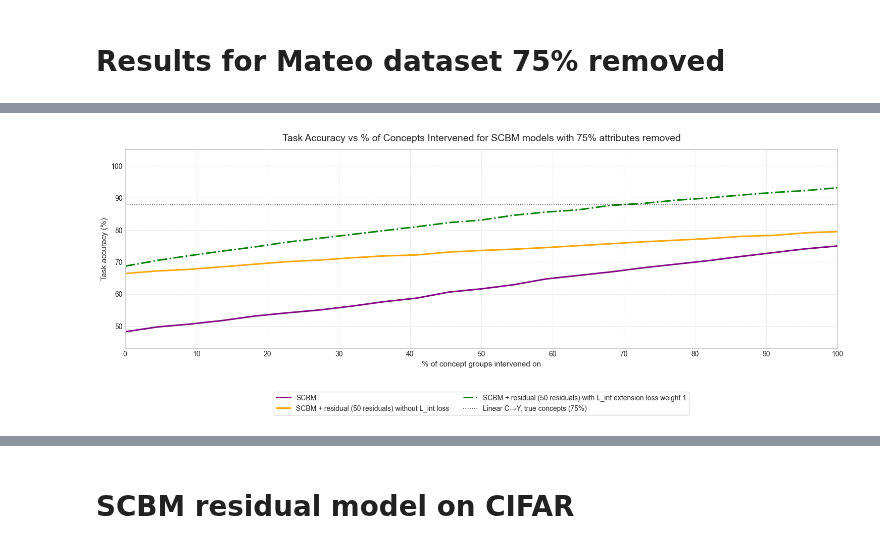
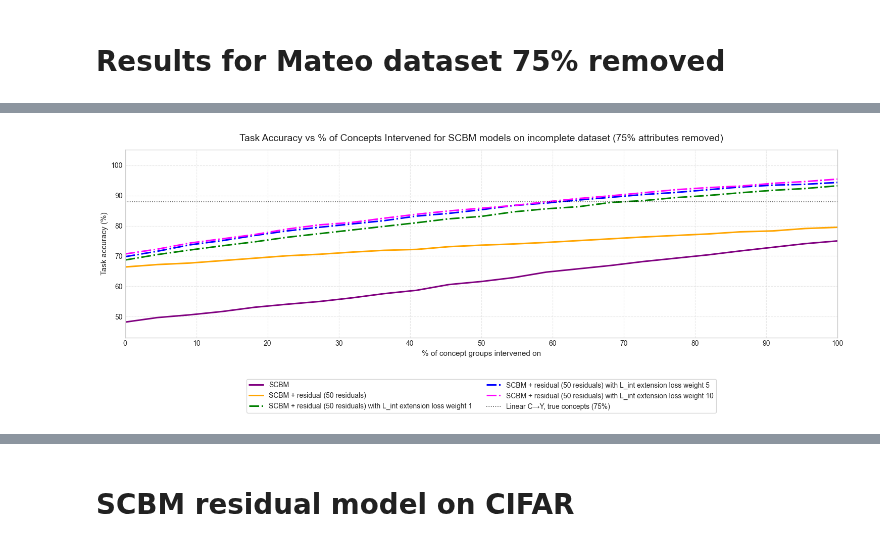
Before and after one commit to stephenmarcou/SCBM_implementation, a Jupyter notebook: results.ipynb, the cells around one changed output, grey strips where cells are left out. Saved outputs shown, nothing was run; the diff lists cells and outputs as text; code cells hidden in the pictures.

```diff
--- a/results.ipynb
+++ b/results.ipynb
@@ -1150,15 +1130,28 @@ plt.show()
 
 model_dir_scbm_075 = "Mateo_025_2026-05-06_14-14-58_11bb4"
 model_dir_scbm_075_residual_50 = "Mateo_025_2026-05-06_15-22-45_878e2"
-model_dir_scbm_075_residual_50_L_int_extension_loss_1_fixed_ = "Mateo_025_fixed_emp_perc_L_int_extension_loss_weight_1_2026-05-12_13-27-37_7d2de"
+model_dir_scbm_075_residual_50_L_int_extension_loss_1_fixed = "Mateo_025_fixed_emp_perc_L_int_extension_loss_weight_1_2026-05-12_13-27-37_7d2de"
+model_dir_scbm_075_residual_50_L_int_extension_loss_5_fixed = "Mateo_025_fixed_emp_perc_L_int_extension_loss_weight_5_2026-05-12_18-09-57_fc947"
+model_dir_scbm_075_residual_50_L_int_extension_loss_10_fixed = "Mateo_025_fixed_emp_perc_L_int_extension_loss_weight_10_2026-05-12_18-09-57_8a33c"
+model_dir_scbm_075_residual_500_L_int_extension_loss_10_fixed = "Mateo_025_fixed_emp_perc_vectorized_L_int_extension_loss_weight_10_2026-05-13_12-47-54_1f0d4"
 
+(concepts_intervened_list_scbm_075_residual_50_L_int_extension_loss_10_fixed,
+y_accuracies_list_scbm_075_residual_50_L_int_extension_loss_10_fixed,
+c_accuracies_list_scbm_075_residual_50_L_int_extension_loss_10_fixed,
+c_auroc_list_scbm_075_residual_50_L_int_extension_loss_10_fixed) = extract_info_from_intervention_log(model_dir_scbm_075_residual_50_L_int_extension_loss_10_fixed, model_type="scbm_residual", return_c_auroc=True)
+
+
+(concepts_intervened_list_scbm_075_residual_50_L_int_extension_loss_5_fixed,
+y_accuracies_list_scbm_075_residual_50_L_int_extension_loss_5_fixed,
+c_accuracies_list_scbm_075_residual_50_L_int_extension_loss_5_fixed,
+c_auroc_list_scbm_075_residual_50_L_int_extension_loss_5_fixed) = extract_info_from_intervention_log(model_dir_scbm_075_residual_50_L_int_extension_loss_5_fixed, model_type="scbm_residual", return_c_auroc=True)
 
 
 
 (concepts_intervened_list_scbm_075_residual_50_L_int_extension_loss_1_fixed,
 y_accuracies_list_scbm_075_residual_50_L_int_extension_loss_1_fixed,
 c_accuracies_list_scbm_075_residual_50_L_int_extension_loss_1_fixed,
-c_auroc_list_scbm_075_residual_50_L_int_extension_loss_1_fixed) = extract_info_from_intervention_log(model_dir_scbm_075_residual_50_L_int_extension_loss_1_fixed_, model_type="scbm_residual", return_c_auroc=True)
+c_auroc_list_scbm_075_residual_50_L_int_extension_loss_1_fixed) = extract_info_from_intervention_log(model_dir_scbm_075_residual_50_L_int_extension_loss_1_fixed, model_type="scbm_residual", return_c_auroc=True)
 
 
 (concepts_intervened_list_scbm_075_residual_50,
@@ -1173,11 +1166,8 @@ y_accuracies_list_scbm_075,
 c_accuracies_list_scbm_075,
 c_auroc_list_scbm_075) = extract_info_from_intervention_log(model_dir_scbm_075, model_type="scbm", return_c_auroc=True)
 
-max_num_concepts_intervened = max(
-    max(concepts_intervened_list_scbm_075),
-    max(concepts_intervened_list_scbm_075_residual_50),
-    max(concepts_intervened_list_scbm_075_residual_50_L_int_extension_loss_1_fixed)
-)
+max_num_concepts_intervened = 22
+
 
 concepts_intervened_pct_scbm_075 = [
     100.0 * c / max_num_concepts_intervened for c in concepts_intervened_list_scbm_075
@@ -1193,6 +1183,13 @@ concepts_intervened_pct_scbm_075_residual_50_L_int_extension_loss_1_fixed = [
     100.0 * c / max_num_concepts_intervened for c in concepts_intervened_list_scbm_075_residual_50_L_int_extension_loss_1_fixed
 ]
 
+concepts_intervened_pct_scbm_075_residual_50_L_int_extension_loss_5_fixed = [
+    100.0 * c / max_num_concepts_intervened for c in concepts_intervened_list_scbm_075_residual_50_L_int_extension_loss_5_fixed
+]
+
+concepts_intervened_pct_scbm_075_residual_50_L_int_extension_loss_10_fixed = [
+    100.0 * c / max_num_concepts_intervened for c in concepts_intervened_list_scbm_075_residual_50_L_int_extension_loss_10_fixed
+]
 
 
 
@@ -1221,7 +1218,7 @@ ax.plot(
     linewidth=2.2,
     markersize=6,
     linestyle="-",
-    label=r"SCBM + residual (50 residuals) without L_int loss",
+    label=r"SCBM + residual (50 residuals)",
 )
 
 
@@ -1238,6 +1235,25 @@ ax.plot(
 )
 
 
+ax.plot(
+    concepts_intervened_pct_scbm_075_residual_50_L_int_extension_loss_5_fixed,
+    y_accuracies_list_scbm_075_residual_50_L_int_extension_loss_5_fixed,
+    color = "blue",
+    linewidth=2.2,
+    markersize=6,
+    linestyle="-.",
+    label=r"SCBM + residual (50 residuals) with L_int extension loss weight 5",
+)
+
+ax.plot(
+    concepts_intervened_pct_scbm_075_residual_50_L_int_extension_loss_10_fixed,
+    y_accuracies_list_scbm_075_residual_50_L_int_extension_loss_10_fixed,
+    color = "magenta",
+    linewidth=2.2,
+    markersize=6,
+    linestyle="-.",
+    label=r"SCBM + residual (50 residuals) with L_int extension loss weight 10",
+)
 
 # y to c linear model accuracy
 
@@ -1260,37 +1276,40 @@ ax.axhline(
 
 
 ax.set_title(
-    "Task Accuracy vs % of Concepts Intervened for SCBM models with 75% attributes removed",
+    "Task Accuracy vs % of Concepts Intervened for SCBM models on incomplete dataset (75% attributes removed)",
     fontsize=14,
     pad=12,
 )
 ax.set_xlabel("% of concept groups intervened on", fontsize=11)
 ax.set_ylabel("Task accuracy (%)", fontsize=11)
 ax.xaxis.set_major_locator(MaxNLocator(integer=True, prune=None, nbins=11))
 ax.set_xlim(0, 100)
 
 
 
 y_min = min(
             min(y_accuracies_list_scbm_075), min(y_accuracies_list_scbm_075_residual_50),
-            min(y_accuracies_list_scbm_075_residual_50_L_int_extension_loss_1_fixed)
+            min(y_accuracies_list_scbm_075_residual_50_L_int_extension_loss_1_fixed),
+            min(y_accuracies_list_scbm_075_residual_50_L_int_extension_loss_5_fixed),
+            min(y_accuracies_list_scbm_075_residual_50_L_int_extension_loss_10_fixed)
+
             )
 
 y_max = 100
 
 
 
 pad = max((y_max - y_min) * 0.1, 0.5)
 ax.set_ylim(y_min - pad, y_max + pad)
 
 ax.grid(True, which="major", linestyle="--", alpha=0.45)
 ax.legend(
     loc="upper center",
     bbox_to_anchor=(0.5, -0.2),
     ncol=2,  # spread across columns
     frameon=True
 )
 fig.tight_layout()
 plt.show()
 # %% [output]
-[figure, old version]
+[figure, new version]
```
Also changed, not shown: parts of 11 cells of this notebook, 2 other files.
